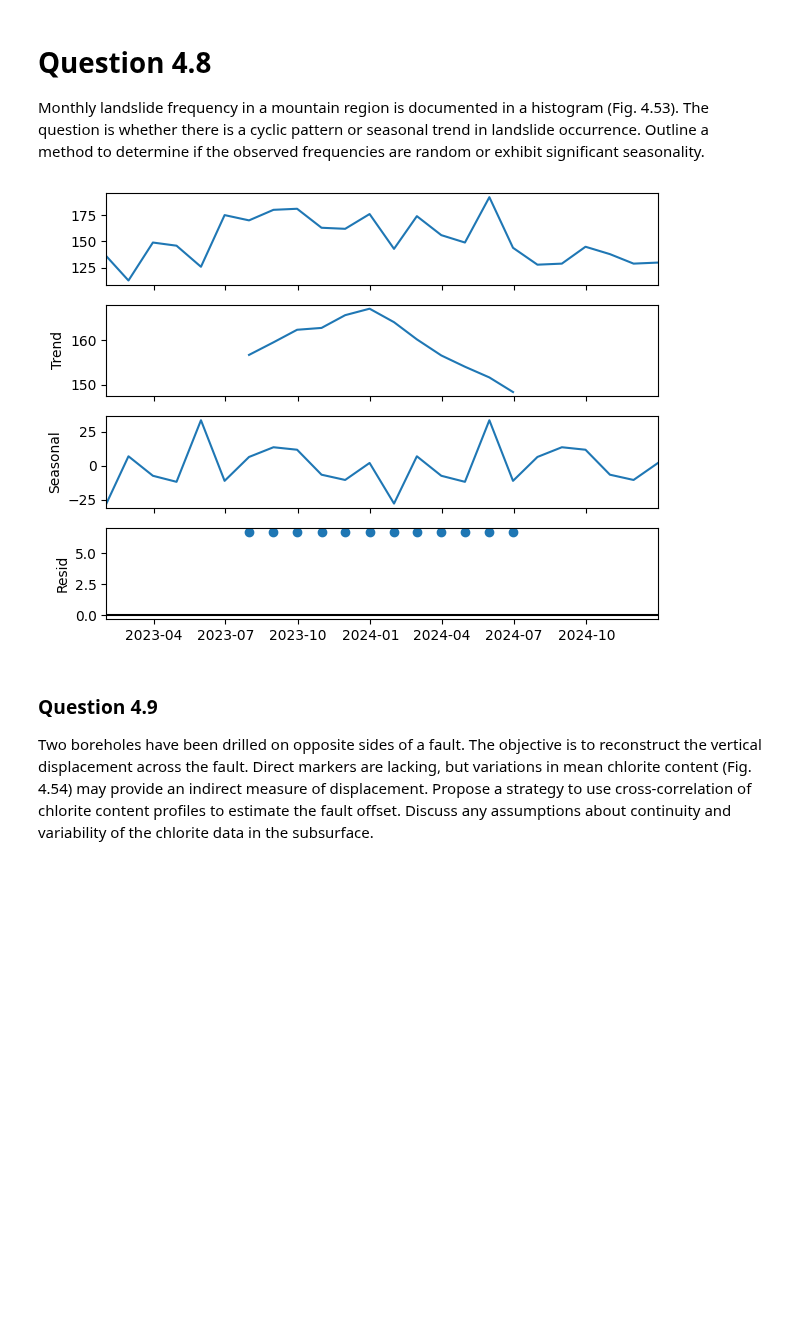
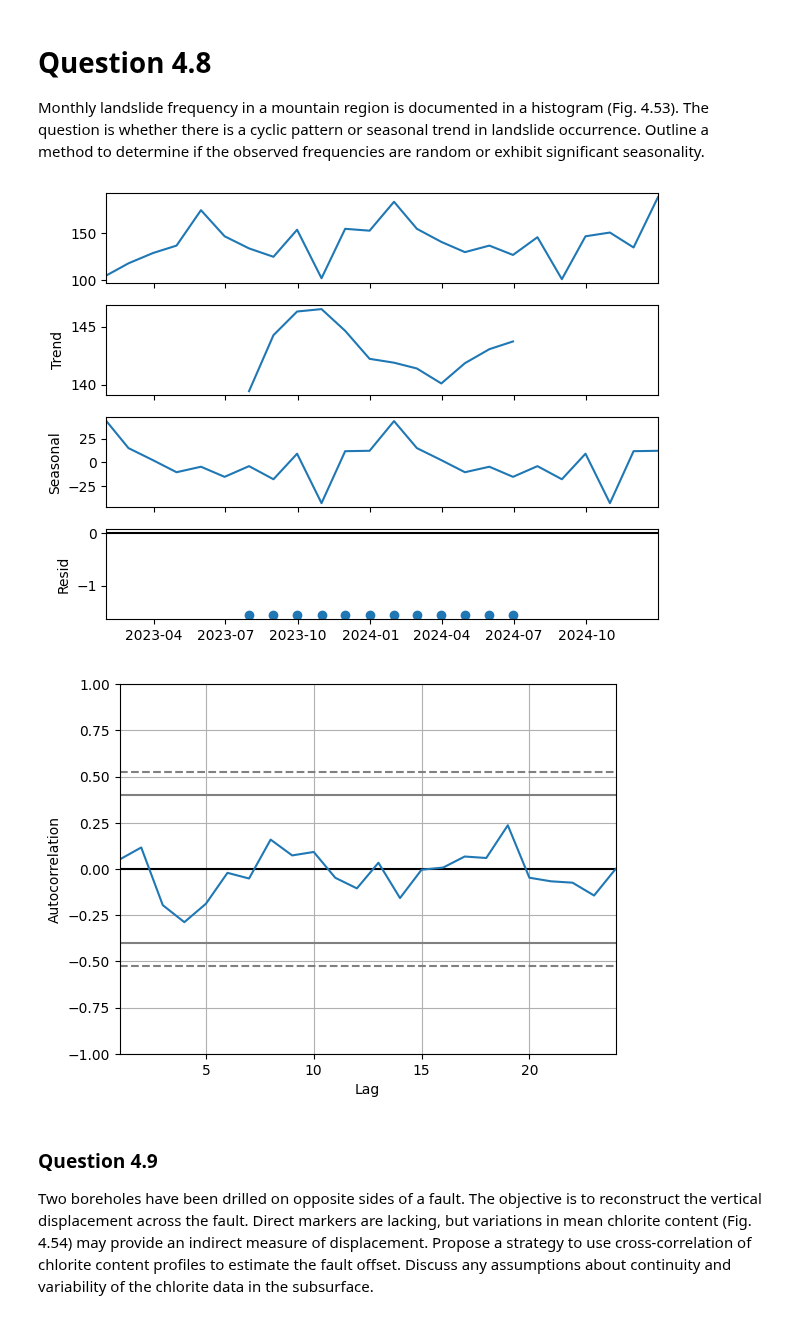
Before and after one commit to iGeology-Illinois/geol-581-module-3-principles-of-uncertainty-chapter-4-seanb7, a Jupyter notebook: GEOL581_M3StatsHW.ipynb, the cells around one changed output. Cells and saved outputs as stored; diff of their text form; code cells hidden in the pictures; blank space fills up the shorter version.

```diff
--- a/GEOL581_M3StatsHW.ipynb
+++ b/GEOL581_M3StatsHW.ipynb
@@ -369,31 +369,36 @@ Monthly landslide frequency in a mountain region is documented in a histogram (F
 # %%
 # Hints and Starting Code for Question 4.8
 
 import numpy as np
 import pandas as pd
 import matplotlib.pyplot as plt
 from statsmodels.tsa.seasonal import seasonal_decompose
 
 # Approach Hints:
 # 1. Represent the monthly frequency data in a time series format.
 # 2. Use time-series analysis, e.g., seasonal_decompose from statsmodels, to detect seasonality.
 # 3. Alternatively, consider hypothesis tests for randomness or periodicity (e.g. autocorrelation plots).
 # 4. Visualize the data to check for any repeating patterns across months or seasons.
 
 # Monthly Frequency
 # Creating sample data for 2 years to have at least 2 cycles
 data = {'Month': pd.date_range(start='2023-01-01', periods=24, freq='M'),  # 24 months for 2 years
         'Value': np.random.randint(100, 200, size=24)} # Creating random data for 24 months
 df = pd.DataFrame(data)
 df.set_index('Month', inplace=True)
 
 # Seasonal Decomposition
 # setting period to 12 to indicate monthly seasonality
 result = seasonal_decompose(df, model='additive', period=12)
 result.plot()
 plt.show()
+
+# Hypothesis Test
+autocorrelation_plot = pd.plotting.autocorrelation_plot(df)
+plt.show()
 # %% [output]
-[figure, old version]
+[figure, new version]
+[figure, added]
 # %% [markdown]
 ### Question 4.9
 Two boreholes have been drilled on opposite sides of a fault. The objective is to reconstruct the vertical displacement across the fault. Direct markers are lacking, but variations in mean chlorite content (Fig. 4.54) may provide an indirect measure of displacement. Propose a strategy to use cross-correlation of chlorite content profiles to estimate the fault offset. Discuss any assumptions about continuity and variability of the chlorite data in the subsurface.
```
